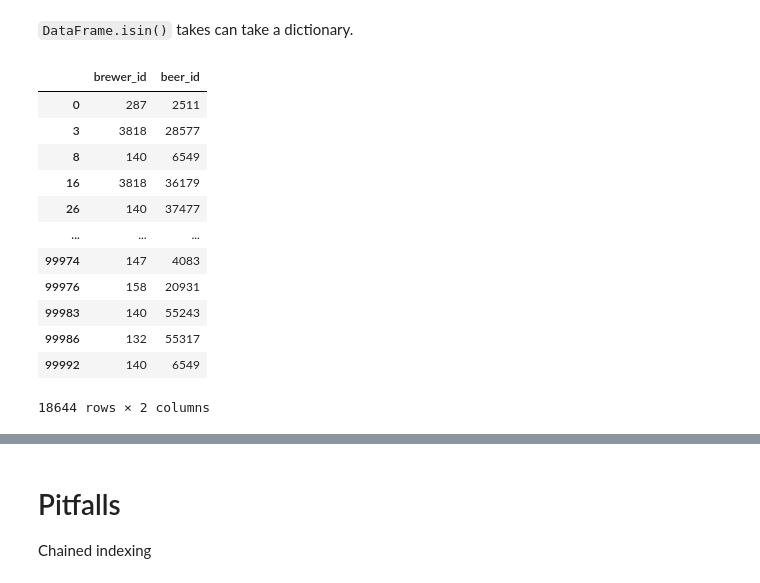
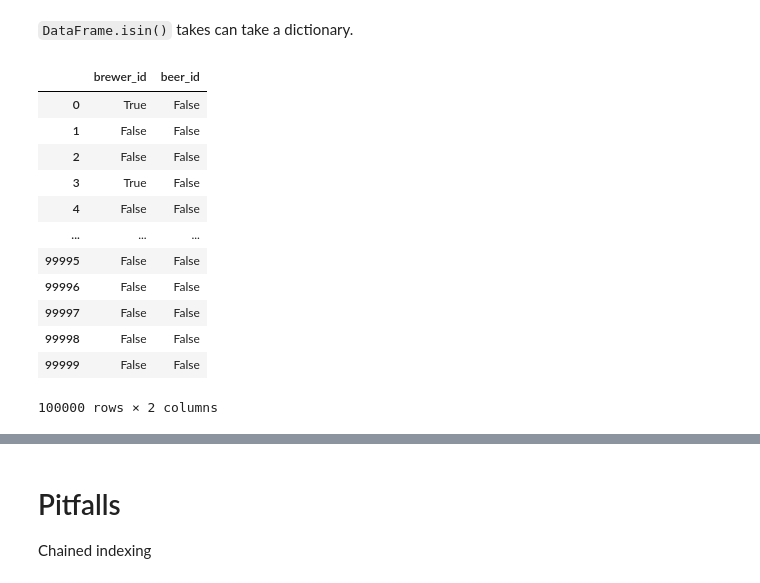
Before and after one commit to TomAugspurger/PyDataSeattle, a Jupyter notebook: notebooks/3. Indexing.ipynb, the cells around one changed output, grey strips where cells are left out. Drawn from its saved outputs; the diff is of its cells as text; code cells hidden in the pictures.

```diff
--- a/notebooks/3. Indexing.ipynb
+++ b/notebooks/3. Indexing.ipynb
@@ -409,20 +423,20 @@ beer_ids = df.beer_id.value_counts().index[:10]
 # %%
 to_find = {
     'brewer_id': brewer_ids,
     'beer_id': beer_ids
 }
-brewer[brewer.isin(to_find).any(1)]
+brewer.isin(to_find)
 # %% [output]
 |  | brewer_id | beer_id |
-| 0 | 287 | 2511 |
-| 3 | 3818 | 28577 |
-| 8 | 140 | 6549 |
-| 16 | 3818 | 36179 |
-| 26 | 140 | 37477 |
+| 0 | True | False |
+| 1 | False | False |
+| 2 | False | False |
+| 3 | True | False |
+| 4 | False | False |
 | ... | ... | ... |
-| 99974 | 147 | 4083 |
-| 99976 | 158 | 20931 |
-| 99983 | 140 | 55243 |
-| 99986 | 132 | 55317 |
-| 99992 | 140 | 6549 |
+| 99995 | False | False |
+| 99996 | False | False |
+| 99997 | False | False |
+| 99998 | False | False |
+| 99999 | False | False |
-18644 rows × 2 columns
+100000 rows × 2 columns
```
Also changed, not shown: parts of 40 cells of this notebook, 8 other files.
